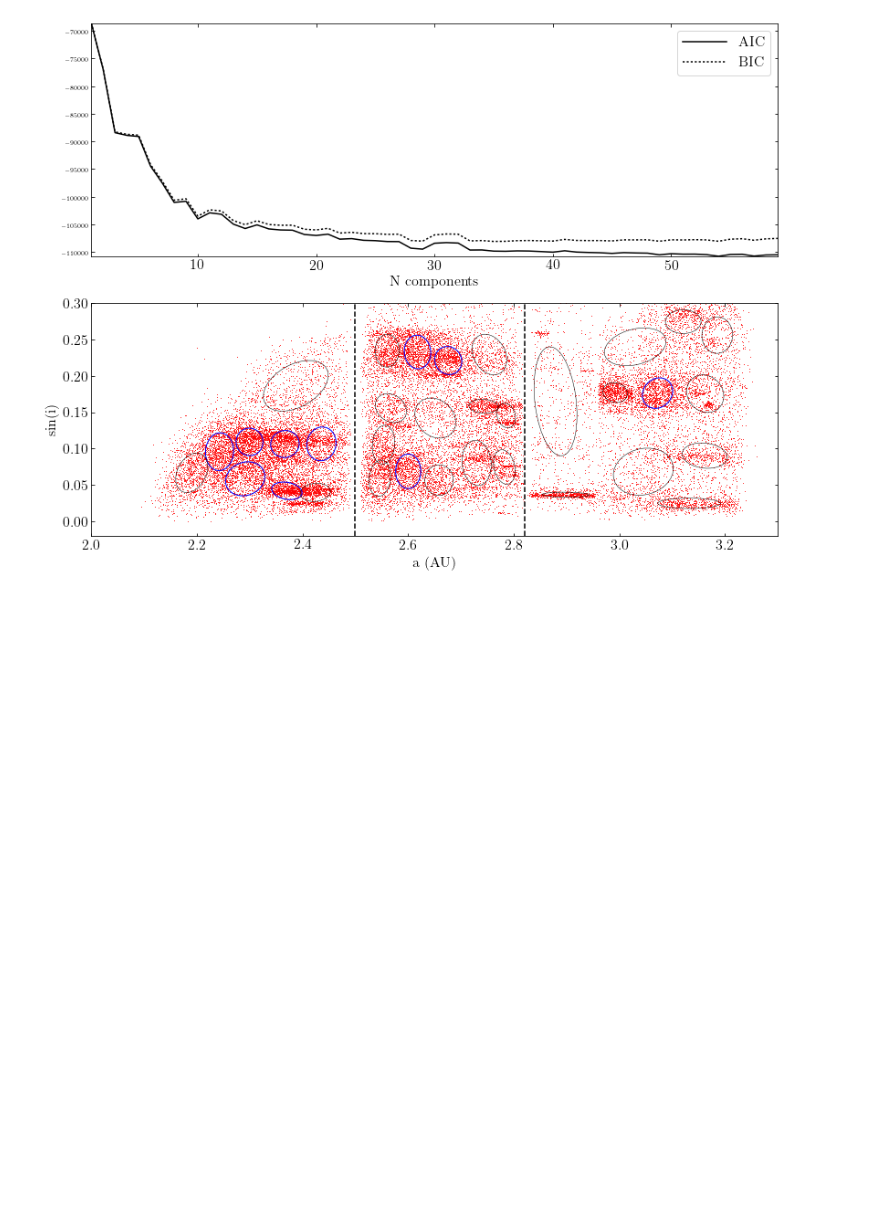
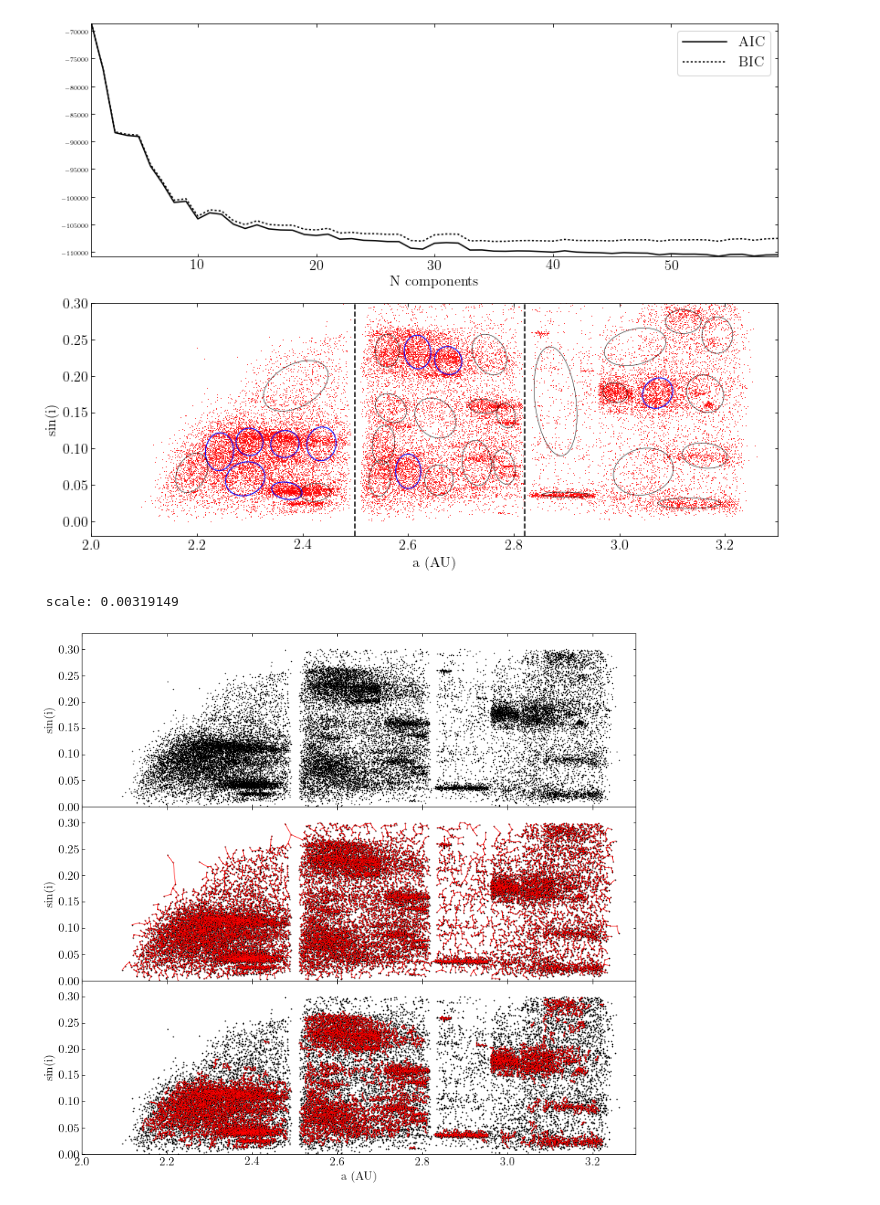
Before and after one commit to carmensg/IAA_School2019, a Jupyter notebook: lectures/Day3-ZeljkoIvezic/notebooks/clustering.ipynb, the cells around one changed output. Cells and saved outputs as stored; diff of their text form; code cells hidden in the pictures; blank space fills up the shorter version.

```diff
--- a/lectures/Day3-ZeljkoIvezic/notebooks/clustering.ipynb
+++ b/lectures/Day3-ZeljkoIvezic/notebooks/clustering.ipynb
@@ -622,3 +624,59 @@ plt.show()
 33 31 0.013011408435525363
 34 15 0.003400955937640929
 [figure]
+# %%
+#------------------------------------------------------------
+# Compute the Minimum Spanning Tree clustering model
+n_neighbors = 10
+edge_cutoff = 0.9
+cluster_cutoff = 10
+model = HierarchicalClustering(n_neighbors=10, edge_cutoff=edge_cutoff,
+                               min_cluster_size=cluster_cutoff)
+model.fit(X)
+print(" scale: %2g" % np.percentile(model.full_tree_.data,
+                                        100 * edge_cutoff))
+n_components = model.n_components_
+labels = model.labels_
+#------------------------------------------------------------
+# Get the x, y coordinates of the beginning and end of each line segment
+T_x, T_y = get_graph_segments(model.X_train_,
+                              model.full_tree_)
+T_trunc_x, T_trunc_y = get_graph_segments(model.X_train_,
+                                          model.cluster_graph_)
+# %% [output]
+ scale: 0.00319149
+# %%
+#------------------------------------------------------------
+# Plot the results
+xmin, xmax = (2.0, 3.3)
+ymin, ymax = (0.0, 0.33)
+fig = plt.figure(figsize=(12, 12))
+fig.subplots_adjust(hspace=0, left=0.1, right=0.95, bottom=0.1, top=0.9)
+
+ax = fig.add_subplot(311)
+ax.scatter(X[:, 0], X[:, 1], s=1, lw=0.5, c='k')
+ax.set_xlim(xmin, xmax)
+ax.set_ylim(ymin, ymax)
+ax.xaxis.set_major_formatter(plt.NullFormatter())
+ax.set_ylabel('sin(i)')
+
+ax = fig.add_subplot(312)
+ax.scatter(X[:, 0], X[:, 1], s=1, lw=0.8, c='k')
+ax.plot(T_x, T_y, c='red', lw=0.8)
+ax.set_xlim(xmin, xmax)
+ax.set_ylim(ymin, ymax)
+ax.xaxis.set_major_formatter(plt.NullFormatter())
+ax.set_ylabel('sin(i)')
+
+ax = fig.add_subplot(313)
+ax.scatter(X[:, 0], X[:, 1], s=1, lw=0.8, c='k')
+ax.plot(T_trunc_x, T_trunc_y, c='red', lw=0.8)
+
+ax.set_xlim(xmin, xmax)
+ax.set_ylim(ymin, ymax)
+ax.set_xlabel('a (AU)')
+ax.set_ylabel('sin(i)')
+
+plt.show()
+# %% [output]
+[figure, added]
```
Also changed, not shown: parts of 1 cell of this notebook, 3 other files.
